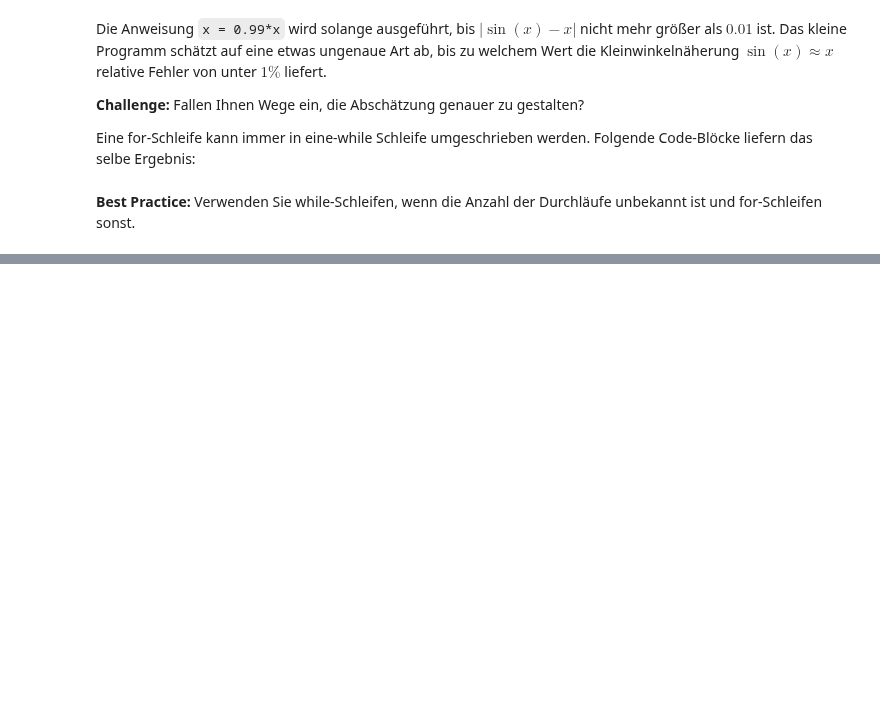
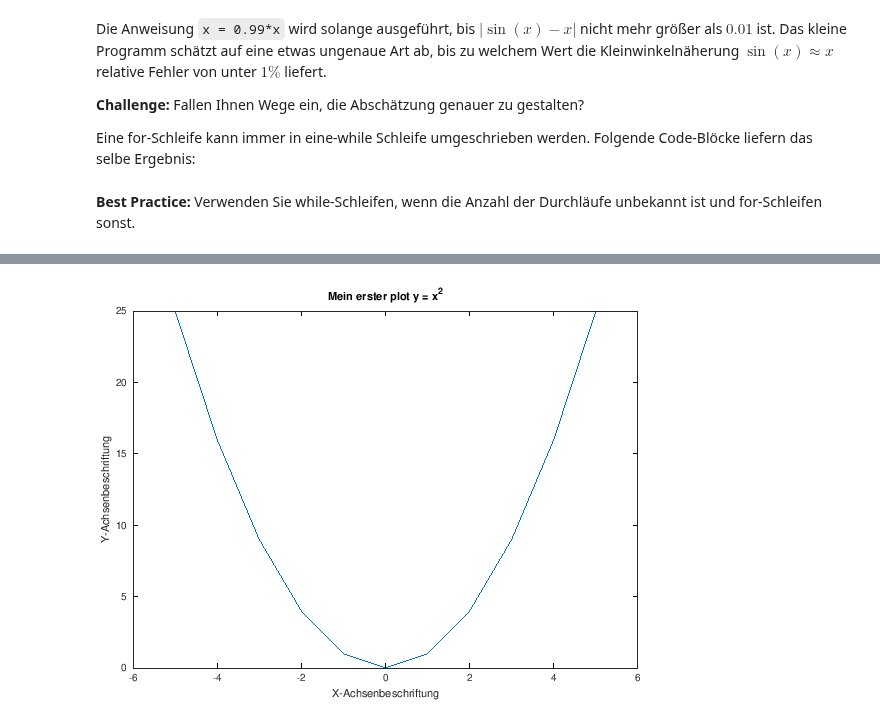
Before and after one commit to hbrs-cse/Modellbildung-und-Simulation, a Jupyter notebook: content/00_einleitung/matlab_02_scripts_and_functions.ipynb, the cells around one changed output, grey strips where cells are left out. Drawn from its saved outputs; the diff is of its cells as text; code cells hidden in the pictures; blank space fills up the shorter version.

```diff
--- a/content/00_einleitung/matlab_02_scripts_and_functions.ipynb
+++ b/content/00_einleitung/matlab_02_scripts_and_functions.ipynb
@@ -138,0 +249,10 @@ end
+# %%
+x = linspace(-5,5,11);   % Ein Vektor mit Werten von -5 bis 5
+y = x.^2;                % Ein Vektor y mit den zugehörigen Funktionswerten
+
+plot(x, y);             % Erstellen einer grafischen Darstellung
+title('Mein erster plot y = x^2')
+xlabel('X-Achsenbeschriftung')
+ylabel('Y-Achsenbeschriftung')
+# %% [output]
+[figure, added]
```
Also changed, not shown: parts of 26 cells of this notebook, 13 other files.
